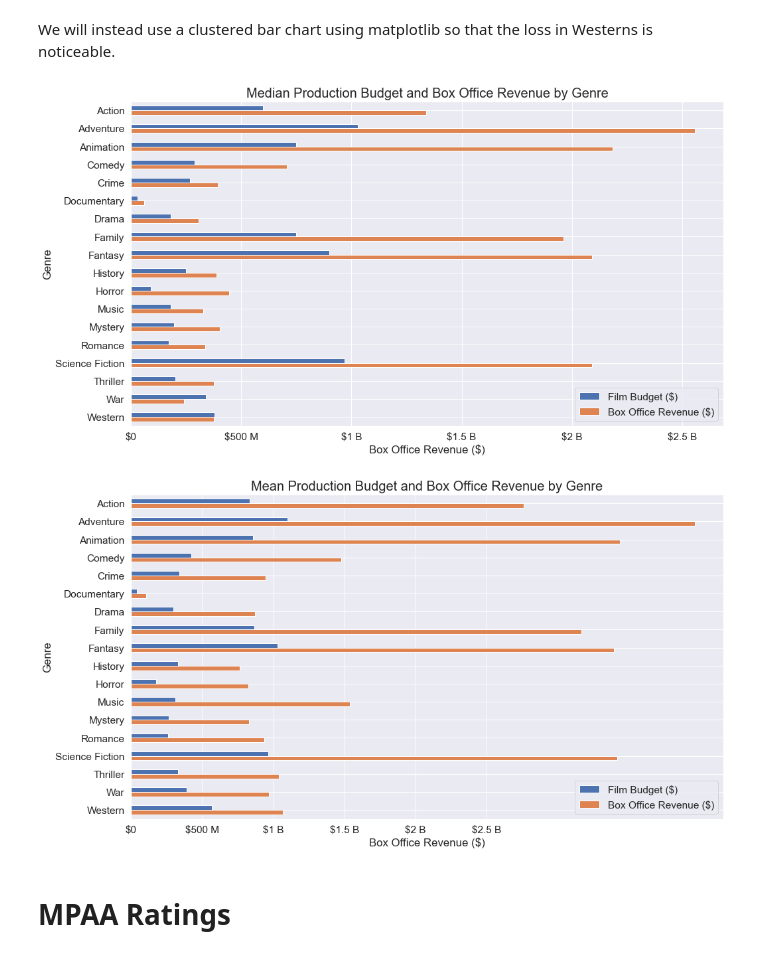
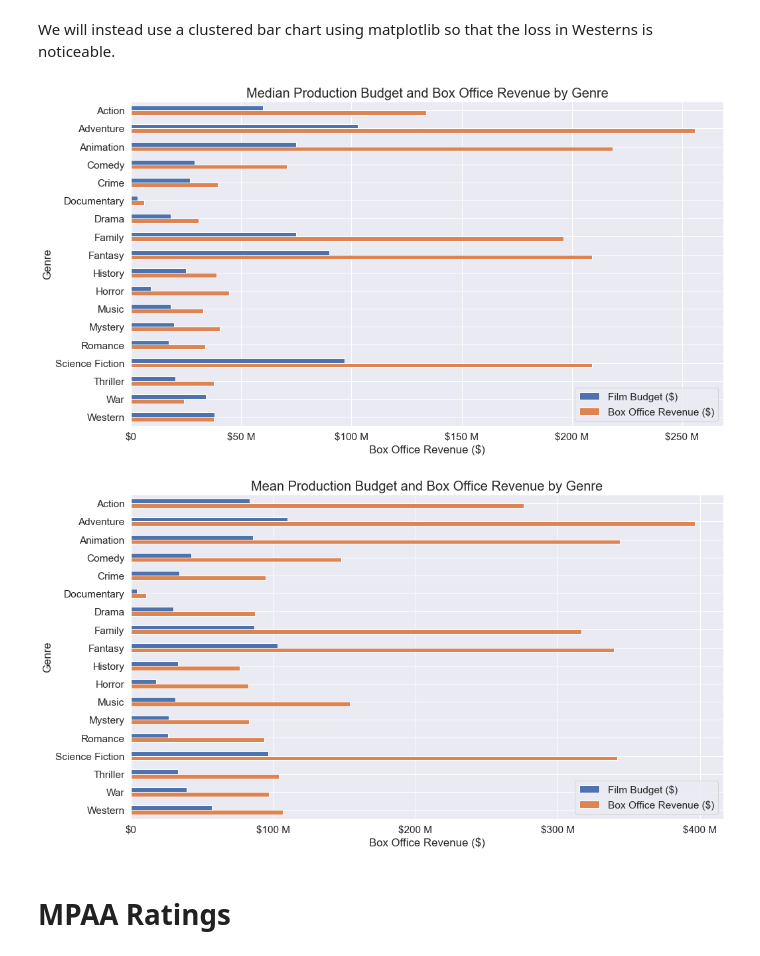
Before and after one commit to Drymander/dsc-phase-1-project, a Jupyter notebook: box_office_analysis.ipynb, the cells around one changed output. Saved outputs shown, nothing was run; the diff lists cells and outputs as text; code cells hidden in the pictures.

```diff
--- a/box_office_analysis.ipynb
+++ b/box_office_analysis.ipynb
@@ -258,0 +270,10 @@ plt.show()
+# %%
+df['profit_w_marketing'] = df['revenue'] - df['budget_w_marketing']
+
+df = df.drop('successful', axis=1)
+
+successful = np.where(df["profit_w_marketing"] >= 0, 'Success', 'Flop')
+
+df.insert (5, "successful", successful)
+
+df.head(3)
@@ -258,0 +285,24 @@ plt.show()
+# %%
+import seaborn as sns; sns.set_theme(color_codes=True)
+
+sns.set_context('notebook', font_scale=1.4)
+
+g = sns.lmplot(x="budget_w_marketing", y="profit_w_marketing", data=df, hue="successful")
+
+g.fig.set_size_inches(16,9)
+
+g = g.set_axis_labels("Productin and Marketing Budget ($)",
+    "Profit ($)").set(xlim=(0, 400000000),
+    ylim=(-200000000, 2000000000),
+    xticks=[0, 100000000, 200000000, 300000000, 400000000],
+    yticks=[0, 500000000, 1000000000, 1500000000, 2000000000],
+    title='Production & Marketing Budget & Profit Regression')
+
+g.set_xticklabels(['$0', '$100 M', '$200 M','$300 M','$400 M'])
+g.set_yticklabels(['$0', '$500 M', '$1 B', '$1.5 B', '$2 B'])
+
+g.legend.set_title(None)
+
+plt.savefig('images/budget_revenue_regression_w_marketing.png')
+
+plt.show()
@@ -353,7 +405,7 @@ data.plot(x="genre", y=["budget", "revenue"], kind="barh",figsize=(16, 9), legen
 plt.legend((["Film Budget ($)", "Box Office Revenue ($)"]))
 ax = plt.gca()
 ax.set_xticks([0, 50000000, 100000000, 150000000, 200000000, 250000000])
-ax.set_xticklabels(['$0', '$500 M', '$1 B', '$1.5 B', '$2 B', '$2.5 B'])
+ax.set_xticklabels(['$0', '$50 M', '$100 M', '$150 M', '$200 M', '$250 M'])
 ax.set_title('Median Production Budget and Box Office Revenue by Genre', fontsize=20)
 plt.ylabel('Genre')
 plt.xlabel('Box Office Revenue ($)')
@@ -364,32 +416,32 @@ plt.savefig('images/genre_comparison_median.png')
 
 plt.show()
 # %% [output]
-[figure, old version]
+[figure, new version]
 # %%
 # https://www.delftstack.com/howto/matplotlib/pandas-plot-multiple-columns-on-bar-chart-matplotlib/
 # https://stackoverflow.com/questions/28371674/prevent-scientific-notation-in-matplotlib-pyplot#:~:text=If%20you%20want%20to%20disable,False%2C%20style%3D'plain')%20.
 
 import pandas as pd
 import matplotlib.pyplot as plt
 
 data = genre_mean_df
 data.plot(x="genre", y=["budget", "revenue"], kind="barh",figsize=(16, 9), legend='reverse')
 
 plt.legend((["Film Budget ($)", "Box Office Revenue ($)"]))
 ax = plt.gca()
-ax.set_xticks([0, 50000000, 100000000, 150000000, 200000000, 250000000])
-ax.set_xticklabels(['$0', '$500 M', '$1 B', '$1.5 B', '$2 B', '$2.5 B'])
+ax.set_xticks([0, 100000000, 200000000, 300000000, 400000000])
+ax.set_xticklabels(['$0', '$100 M', '$200 M', '$300 M', '$400 M'])
 ax.set_title('Mean Production Budget and Box Office Revenue by Genre', fontsize=20)
 plt.ylabel('Genre')
 plt.xlabel('Box Office Revenue ($)')
 
 ax.invert_yaxis()
 
 plt.savefig('images/genre_comparison_mean.png')
 
 plt.show()
 # %% [output]
-[figure, old version]
+[figure, new version]
 # %% [markdown]
 # MPAA Ratings
 # %% [markdown]
```
Also changed, not shown: parts of 10 cells of this notebook, 7 other files.
